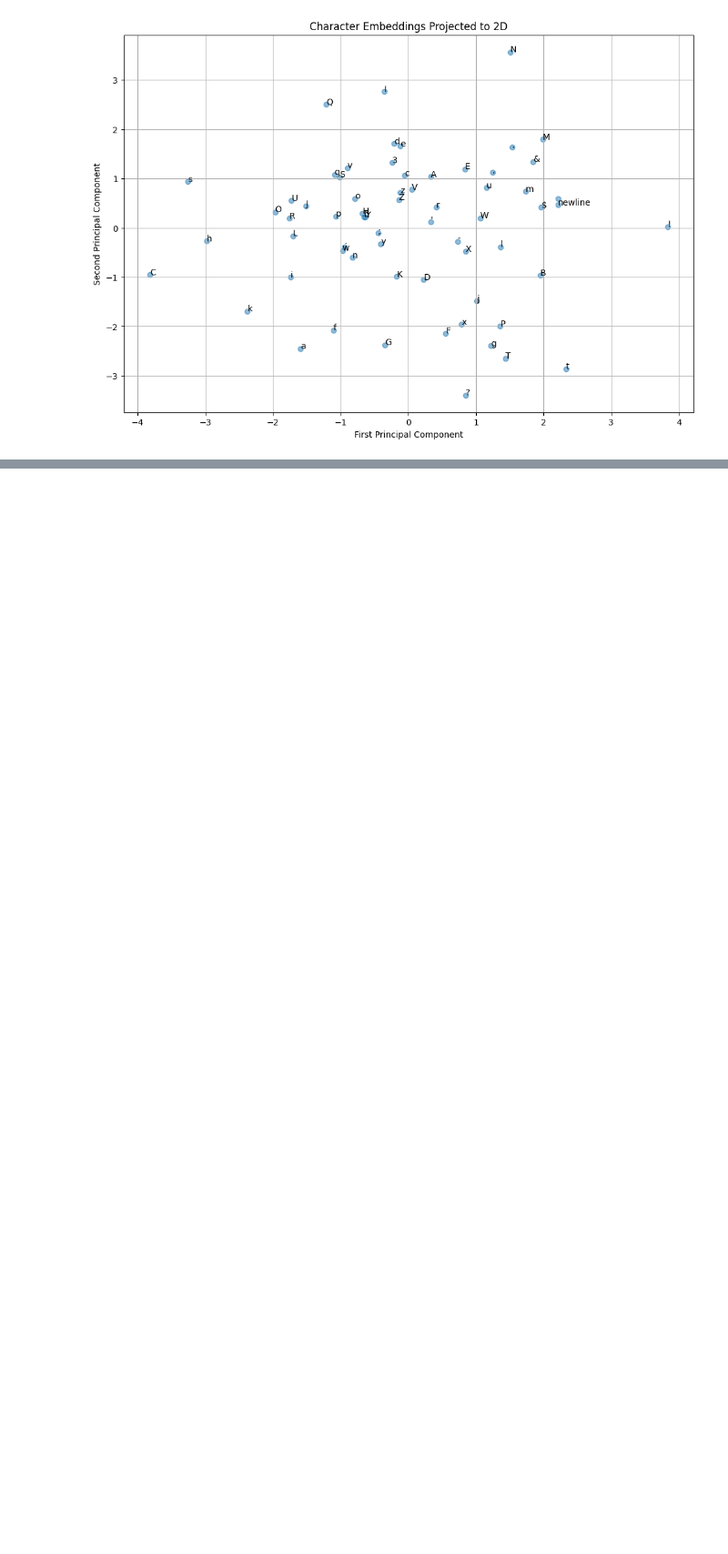
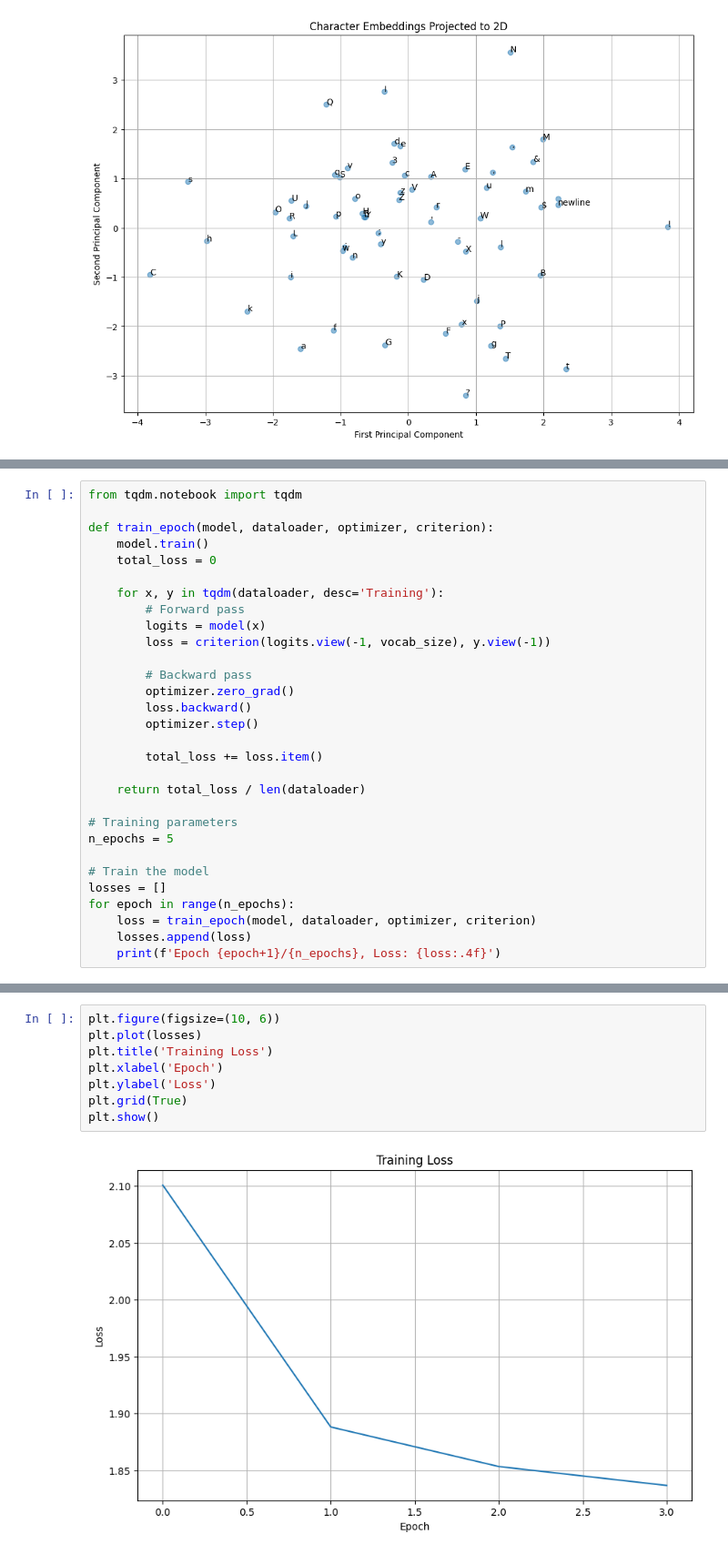
Before and after one commit to marc-olm/genai101, a Jupyter notebook: notebooks/tokenization_and_embeddings.ipynb, the cells around one changed output, grey strips where cells are left out. Shown: that part at 91% size. Cells and saved outputs as stored; diff of their text form; blank space fills up the shorter version.

```diff
--- a/notebooks/tokenization_and_embeddings.ipynb
+++ b/notebooks/tokenization_and_embeddings.ipynb
@@ -155,0 +403,30 @@ plt.show()
+# %%
+from tqdm.notebook import tqdm
+
+def train_epoch(model, dataloader, optimizer, criterion):
+    model.train()
+    total_loss = 0
+
+    for x, y in tqdm(dataloader, desc='Training'):
+        # Forward pass
+        logits = model(x)
+        loss = criterion(logits.view(-1, vocab_size), y.view(-1))
+
+        # Backward pass
+        optimizer.zero_grad()
+        loss.backward()
+        optimizer.step()
+
+        total_loss += loss.item()
+
+    return total_loss / len(dataloader)
+
+# Training parameters
+n_epochs = 5
+
+# Train the model
+losses = []
+for epoch in range(n_epochs):
+    loss = train_epoch(model, dataloader, optimizer, criterion)
+    losses.append(loss)
+    print(f'Epoch {epoch+1}/{n_epochs}, Loss: {loss:.4f}')
@@ -155,0 +439,10 @@ plt.show()
+# %%
+plt.figure(figsize=(10, 6))
+plt.plot(losses)
+plt.title('Training Loss')
+plt.xlabel('Epoch')
+plt.ylabel('Loss')
+plt.grid(True)
+plt.show()
+# %% [output]
+[figure, added]
```
Also changed, not shown: parts of 10 cells of this notebook.
